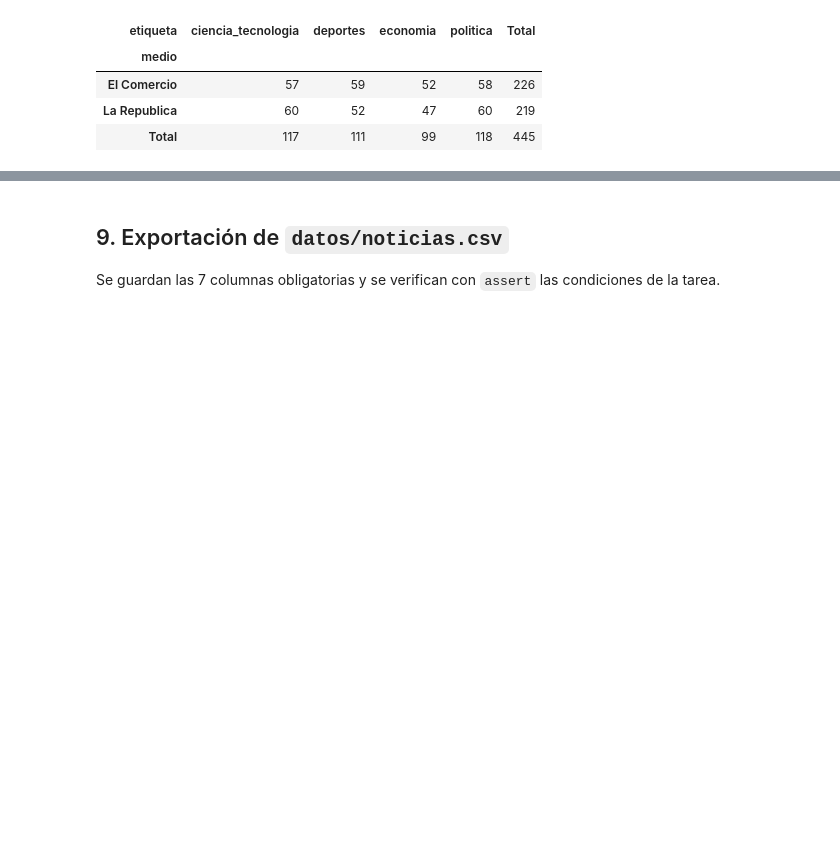
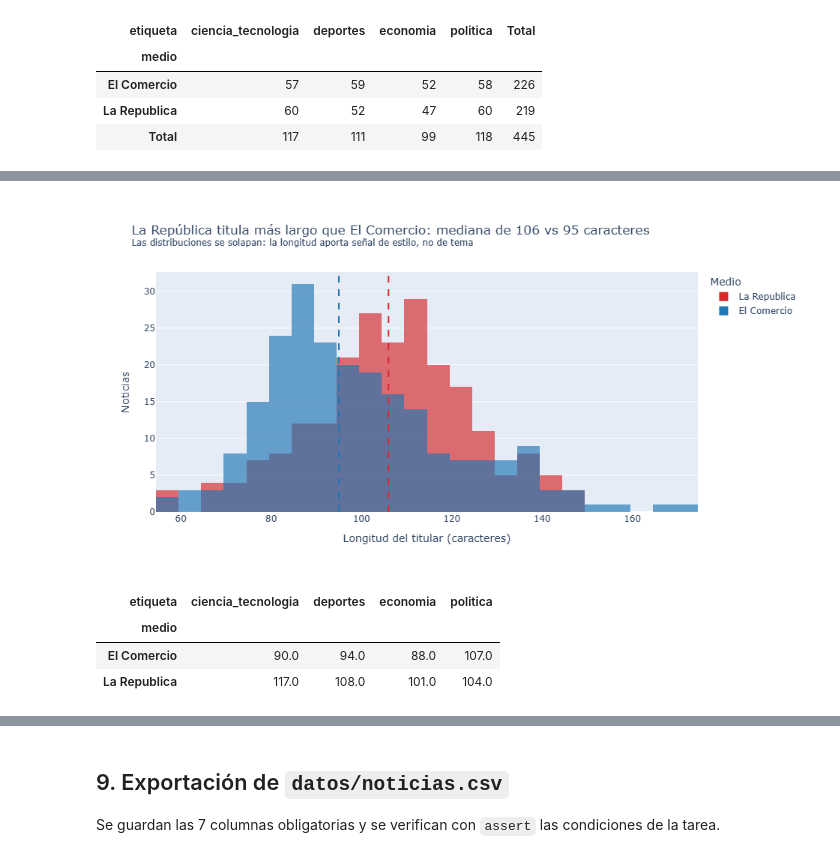
Before and after one commit to rodnm/intermediate-python-hw, a Jupyter notebook: tarea_1/01_recoleccion.ipynb, the cells around one changed output, grey strips where cells are left out. Drawn from its saved outputs; the diff is of its cells as text; code cells hidden in the pictures; blank space fills up the shorter version.

```diff
--- a/tarea_1/01_recoleccion.ipynb
+++ b/tarea_1/01_recoleccion.ipynb
@@ -554,0 +602,22 @@ Noticias finales por medio y categoría:
+# %%
+mediana = df.groupby("medio")["largo_titular"].median()
+medio_largo, medio_corto = mediana.idxmax(), mediana.idxmin()
+fig3 = px.histogram(
+    df, x="largo_titular", color="medio", nbins=30, barmode="overlay", opacity=0.65,
+    color_discrete_map=COLORES_MEDIO,
+    labels={"largo_titular": "Longitud del titular (caracteres)", "medio": "Medio"},
+    title=(f"{medio_largo.replace('Republica', 'República')} titula más largo que "
+           f"{medio_corto.replace('Republica', 'República')}: mediana de {mediana.max():.0f} vs {mediana.min():.0f} caracteres"
+           f"<br><sup>Las distribuciones se solapan: la longitud aporta señal de estilo, no de tema</sup>"),
+)
+for medio, valor in mediana.items():
+    fig3.add_vline(x=valor, line_dash="dash", line_color=COLORES_MEDIO[medio])
+fig3.update_layout(yaxis_title="Noticias")
+fig3.show()
+display(df.groupby(["medio", "etiqueta"])["largo_titular"].median().unstack().round(0))
+# %% [output]
+[figure, added]
+| etiqueta | ciencia_tecnologia | deportes | economia | politica |
+| medio |  |  |  |  |
+| El Comercio | 90.0 | 94.0 | 88.0 | 107.0 |
+| La Republica | 117.0 | 108.0 | 101.0 | 104.0 |
```
Also changed, not shown: parts of 6 cells of this notebook.
